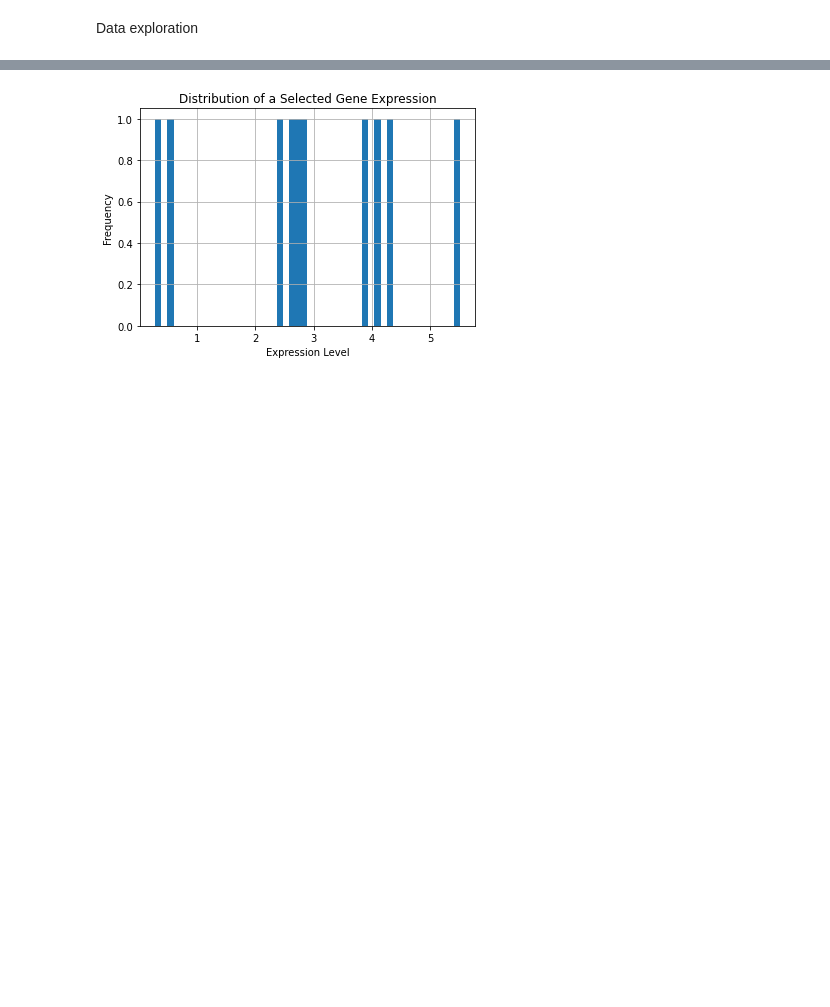
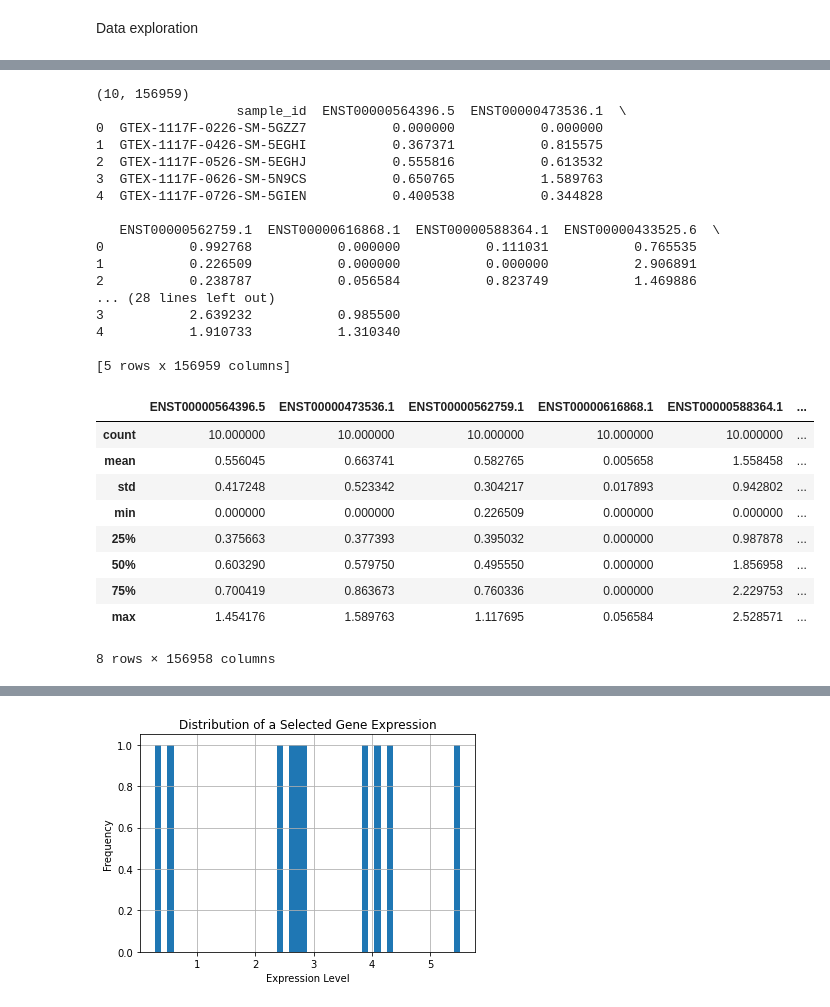
Before and after one commit to notaiax/Prediction-of-protein-isoforms-using-semi-supervised-learning, a Jupyter notebook: explore_data.ipynb, the cells around one changed output, grey strips where cells are left out. Drawn from its saved outputs; the diff is of its cells as text; code cells hidden in the pictures; blank space fills up the shorter version.

```diff
--- a/aiax_project.ipynb
+++ b/explore_data.ipynb
@@ -64,0 +100,34 @@ archs4_chunk.describe()
+# %%
+chunk = gtex_isoform_chunk
+
+print(chunk.shape)
+print(chunk.head())
+chunk.describe()
+# %% [output]
+(10, 156959)
+                  sample_id  ENST00000564396.5  ENST00000473536.1  \
+0  GTEX-1117F-0226-SM-5GZZ7           0.000000           0.000000
+1  GTEX-1117F-0426-SM-5EGHI           0.367371           0.815575
+2  GTEX-1117F-0526-SM-5EGHJ           0.555816           0.613532
+3  GTEX-1117F-0626-SM-5N9CS           0.650765           1.589763
+4  GTEX-1117F-0726-SM-5GIEN           0.400538           0.344828
+
+   ENST00000562759.1  ENST00000616868.1  ENST00000588364.1  ENST00000433525.6  \
+0           0.992768           0.000000           0.111031           0.765535
+1           0.226509           0.000000           0.000000           2.906891
+2           0.238787           0.056584           0.823749           1.469886
+... (28 lines left out)
+3           2.639232           0.985500
+4           1.910733           1.310340
+
+[5 rows x 156959 columns]
+|  | ENST00000564396.5 | ENST00000473536.1 | ENST00000562759.1 | ENST00000616868.1 | ENST00000588364.1 | ... |
+| count | 10.000000 | 10.000000 | 10.000000 | 10.000000 | 10.000000 | ... |
+| mean | 0.556045 | 0.663741 | 0.582765 | 0.005658 | 1.558458 | ... |
+| std | 0.417248 | 0.523342 | 0.304217 | 0.017893 | 0.942802 | ... |
+| min | 0.000000 | 0.000000 | 0.226509 | 0.000000 | 0.000000 | ... |
+| 25% | 0.375663 | 0.377393 | 0.395032 | 0.000000 | 0.987878 | ... |
+| 50% | 0.603290 | 0.579750 | 0.495550 | 0.000000 | 1.856958 | ... |
+| 75% | 0.700419 | 0.863673 | 0.760336 | 0.000000 | 2.229753 | ... |
+| max | 1.454176 | 1.589763 | 1.117695 | 0.056584 | 2.528571 | ... |
+8 rows × 156958 columns
```
Also changed, not shown: parts of 5 cells of this notebook.
